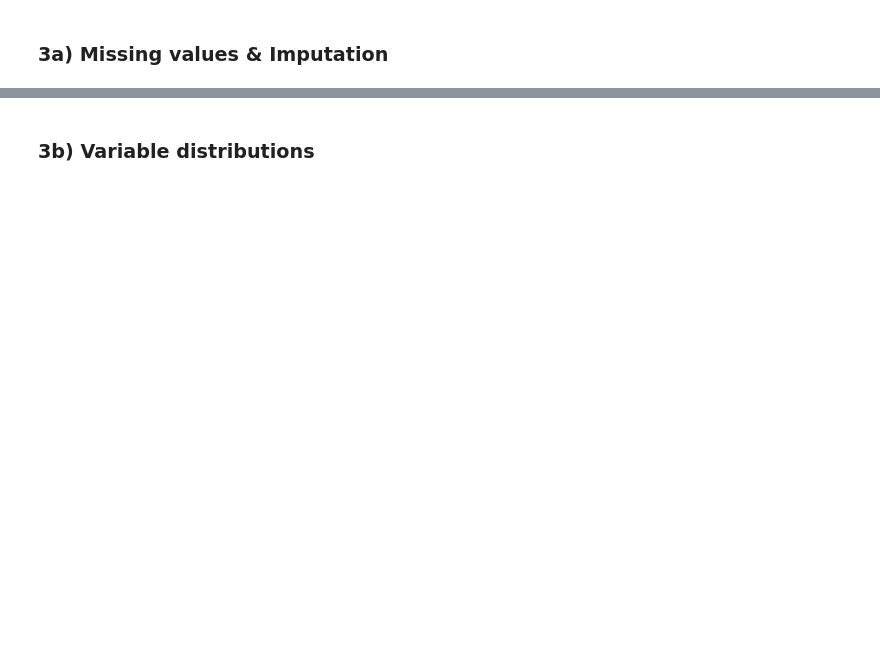
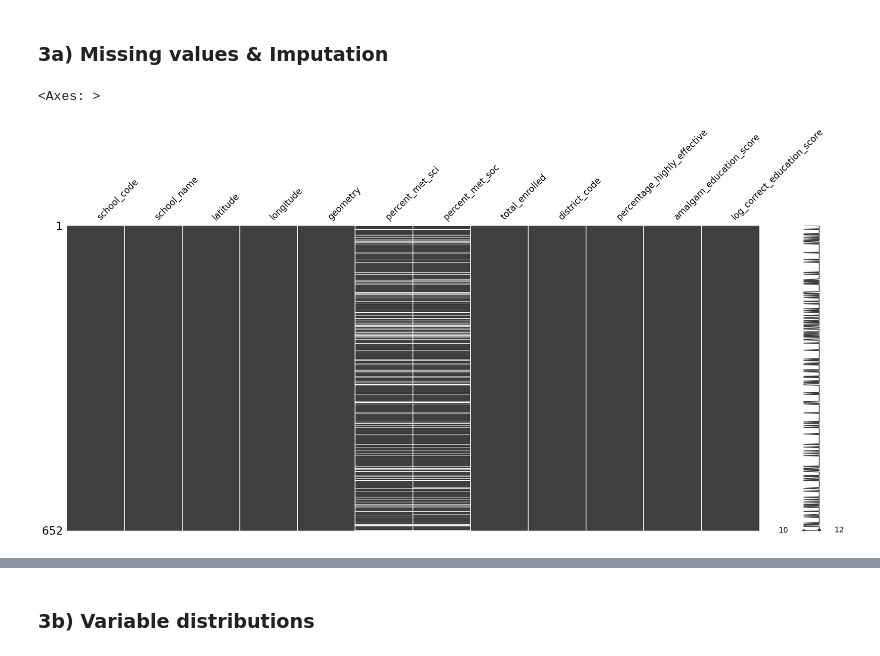
Before and after one commit to nikolozjaghiashvili/michigan-real-estate-project, a Jupyter notebook: main.ipynb, the cells around one changed output, grey strips where cells are left out. Saved outputs shown, nothing was run; the diff lists cells and outputs as text; code cells hidden in the pictures; blank space fills up the shorter version.

```diff
--- a/main.ipynb
+++ b/main.ipynb
@@ -87,13 +105,12 @@ else:
 ### 2b) Run education score data pipeline
 # %%
 required_files = ['resources/data/df_school_score.csv', 'resources/data/df_district_score.csv']
-fresh_run = False
 input_files = {'atrisk':'resources/data/At Risk Student file for Statewide, school year 2020-21.csv',
                'enrollment':'resources/data/College Enrollment by High School & 24 College Credits file for Statewide, school year 2020-21.csv',
                'assessment':'resources/data/High School Assessments file for Statewide, school year 2020-21.csv',
                'effectiveness':'resources/data/Educator Effectiveness file for Statewide, school year 2020-21.csv'}
 
-if all(os.path.exists(file) for file in required_files) and fresh_run == False:
+if all(os.path.exists(file) for file in required_files) and regenerate_tables == False:
     print("✅ Required files found. Running secondary run...")
     df_school_score = pd.read_csv("resources/data/df_school_score.csv")
     df_district_score = pd.read_csv("resources/data/df_district_score.csv")
@@ -104,7 +121,7 @@ elif all(os.path.exists(file) for file in input_files.values()):
     df_school_score = get_school_score(enrollment = input_files['enrollment'],
                                        assessment  = input_files['assessment'],
                                        effectiveness  = input_files['effectiveness'],
-                                       csv_path = 'resources/data/df_district_score.csv',
+                                       csv_path = 'resources/data/df_school_score.csv',
                                        csv_save = True)
     df_district_score = get_district_score(atrisk = input_files['atrisk'],
                                            enrollment = input_files['enrollment'],
@@ -161,0 +229,3 @@ df_school_location
+# %%
+df_school = df_school_location.merge(df_school_score, on='school_code', how='inner', suffixes=('', '_y')).drop(['school_name_y'],  axis=1)
+df_district = df_district_location.merge(df_district_score, on='district_code', how='inner', suffixes=('', '_y'))
@@ -162,2 +236,8 @@ df_school_location
 # %% [markdown]
 ### 3a) Missing values & Imputation
+# %%
+if regenerate_charts == True:
+    msno.matrix(df_school)
+# %% [output]
+<Axes: >
+[figure, added]
```
Also changed, not shown: parts of 27 cells of this notebook, 7 other files.
